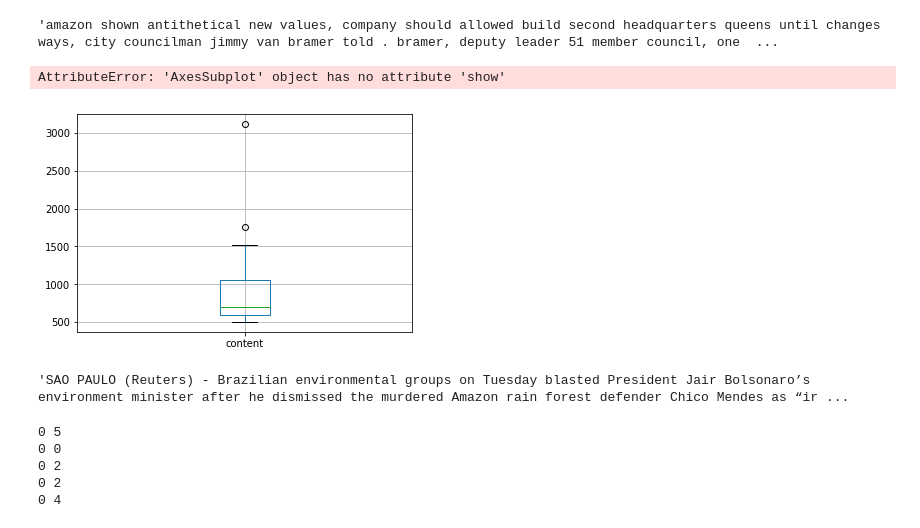
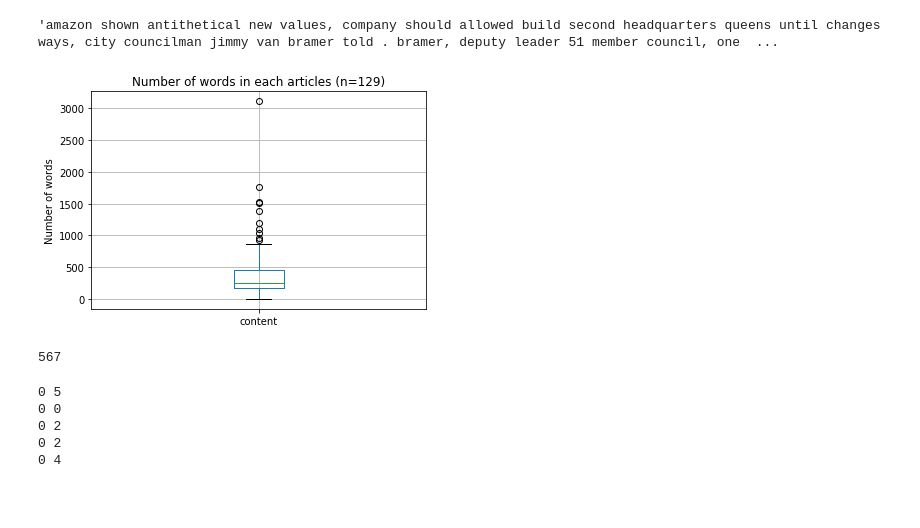
Before and after one commit to RBCCapstone/DataCollection, a Jupyter notebook: Scripts/DataClean.ipynb, the cells around one changed output. Drawn from its saved outputs; the diff is of its cells as text; code cells hidden in the pictures; blank space fills up the shorter version.

```diff
--- a/Scripts/DataClean.ipynb
+++ b/Scripts/DataClean.ipynb
@@ -183,18 +200,25 @@ df['content'].iloc[4]
 df['contentWithStops'].iloc[4]
 # %% [output]
 'amazon shown antithetical new values, company should allowed build second headquarters queens until changes ways, city councilman jimmy van bramer told . bramer, deputy leader 51 member council, one  ...
+# %%
+import matplotlib.pyplot as plt
+def initialize_plot():
+    plt.plot()
+    plt.ylabel('Number of words')
+    plt.xlabel('')
+    plt.title("Number of words in each articles (n=%s)"%(len(df)))
+    return plt
+# %%
+#df = df[df['content'].str.split().str.len() > 500]
+bp = initialize_plot()
+bp = df['content'].str.split().str.len().to_frame().boxplot()
+plt.show()
+# %% [output]
+[figure, added]
 # %%
-df = df[df['content'].str.split().str.len() > 500]
+df['content'].str.split().str.len().iloc[100]
+# %% [output]
+567
-# %%
-plot = df['content'].str.split().str.len().to_frame().boxplot()
-plot.show
-# %% [output]
-AttributeError: 'AxesSubplot' object has no attribute 'show'
-[figure, removed]
-# %%
-df['cleanedContent'].iloc[100]
-# %% [output]
-'SAO PAULO (Reuters) - Brazilian environmental groups on Tuesday blasted President Jair Bolsonaro’s environment minister after he dismissed the murdered Amazon rain forest defender Chico Mendes as “ir ...
 # %%
 OUTPUT_DIR = os.path.join("Data", 'cleanedArticles_test.xlsx')
 writer = pd.ExcelWriter(OUTPUT_DIR)
```
Also changed, not shown: parts of 5 cells of this notebook.
